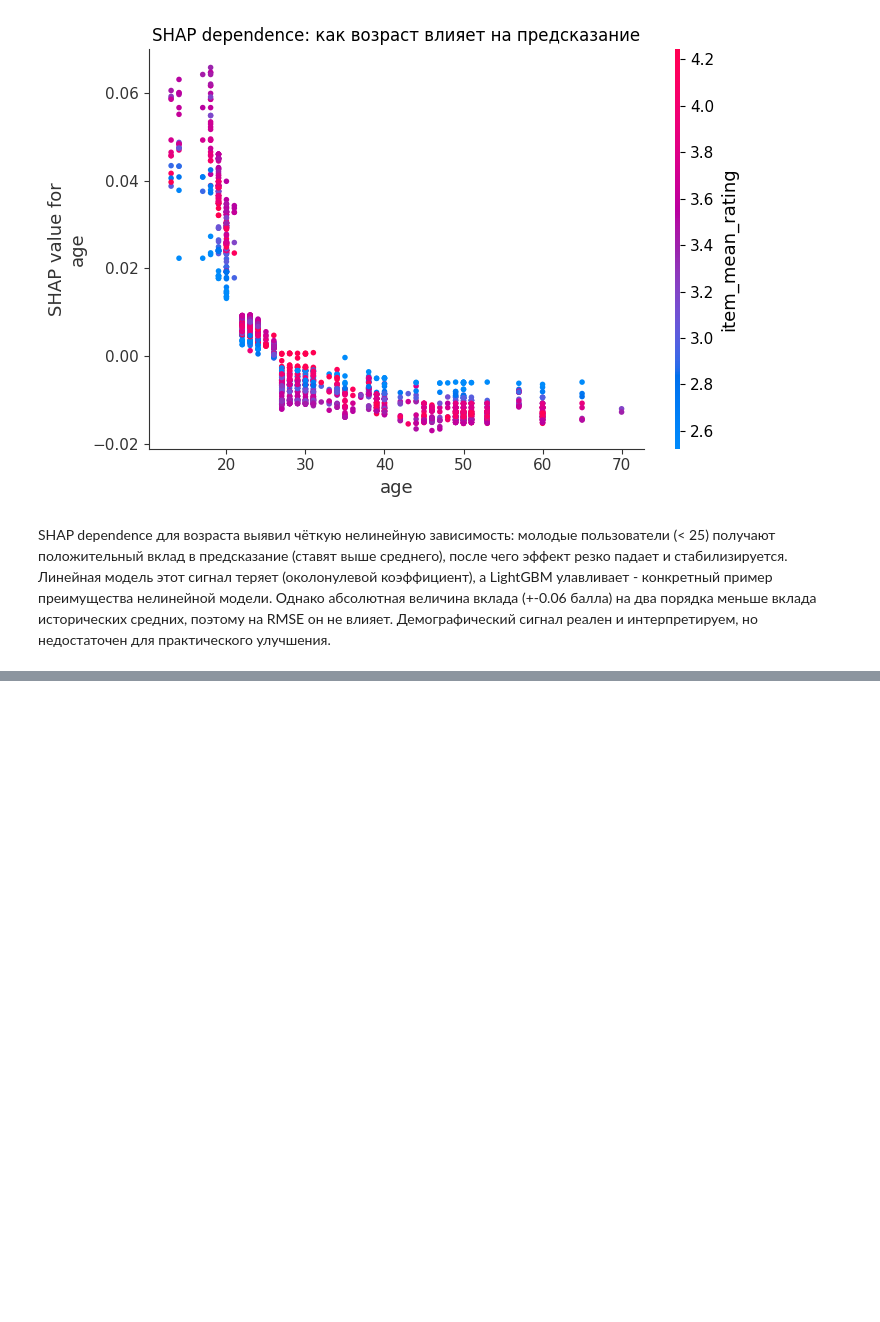
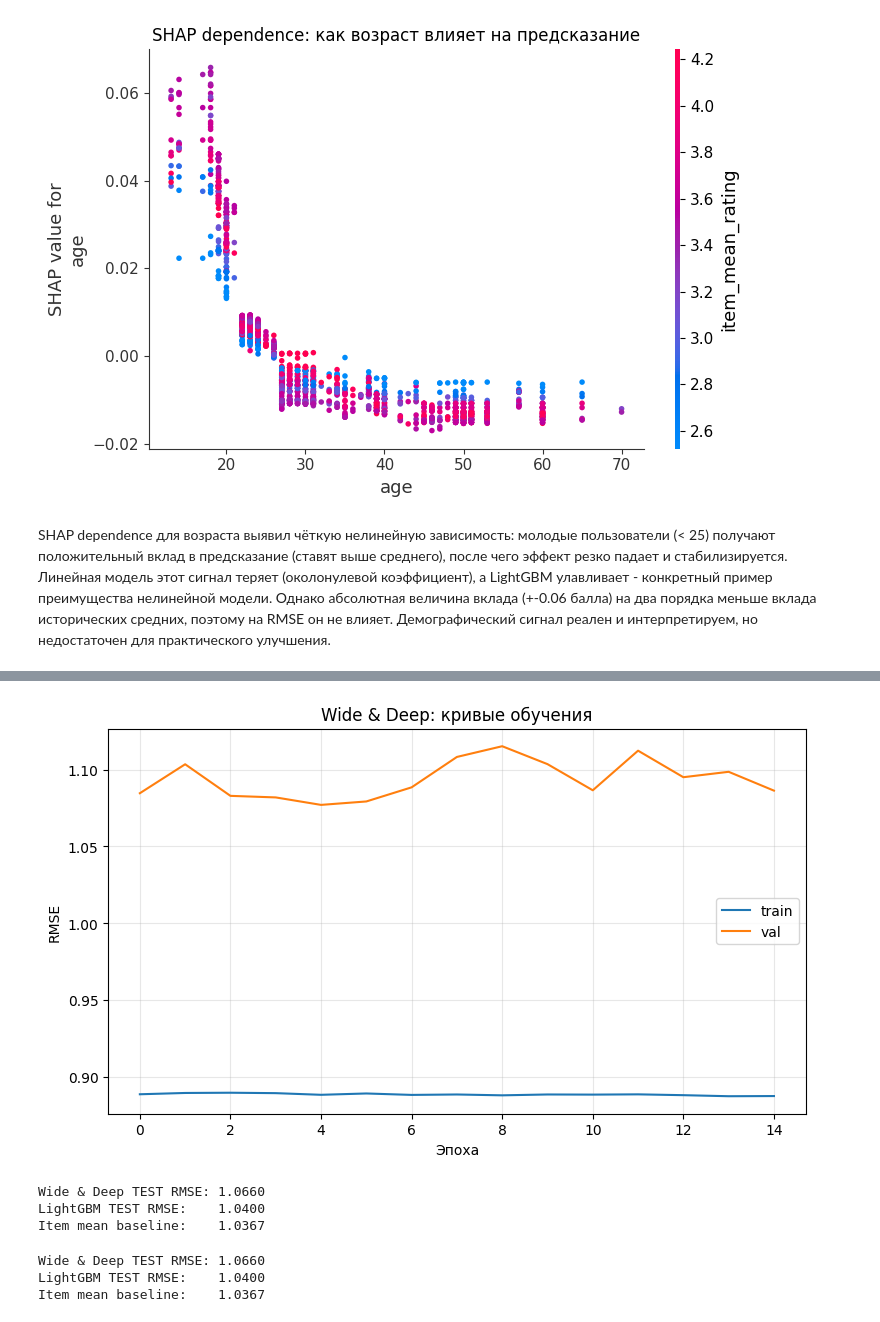
Before and after one commit to EgorMakarov567/movie-recommender-system, a Jupyter notebook: notebooks/06_content_based.ipynb, the cells around one changed output, grey strips where cells are left out. Cells and saved outputs as stored; diff of their text form; code cells hidden in the pictures; blank space fills up the shorter version.

```diff
--- a/notebooks/06_content_based.ipynb
+++ b/notebooks/06_content_based.ipynb
@@ -536,0 +565,19 @@ SHAP dependence для возраста выявил чёткую нелиней
+# %%
+class WideAndDeep(nn.Module):
+    def __init__(self, n_features, hidden=[64, 32], dropout = 0.2):
+        super().__init__()
+        self.wide = nn.Linear(n_features, 1)
+
+        layers = []
+        prev = n_features
+        for h in hidden:
+            layers += [nn.Linear(prev, h), nn.ReLU(), nn.Dropout(dropout)]
+            prev = h
+        layers += [nn.Linear(prev, 1)]
+        self.deep = nn.Sequential(*layers)
+
+    def forward(self, x):
+        return self.wide(x) + self.deep(x)
+
+model = WideAndDeep(n_features)
+print(model)
@@ -536,0 +644,33 @@ SHAP dependence для возраста выявил чёткую нелиней
+# %%
+plt.figure(figsize=(9, 5))
+plt.plot(history['train_rmse'], label='train')
+plt.plot(history['val_rmse'],   label='val')
+plt.xlabel('Эпоха')
+plt.ylabel('RMSE')
+plt.title('Wide & Deep: кривые обучения')
+plt.legend()
+plt.grid(True, alpha=0.3)
+plt.show()
+
+model.eval()
+with torch.no_grad():
+    wd_test = criterion(model(X_test_t), y_test_t).sqrt().item()
+print(f"Wide & Deep TEST RMSE: {wd_test:.4f}")
+print(f"LightGBM TEST RMSE:    {lgb_test:.4f}")
+print(f"Item mean baseline:    1.0367")
+# %% [output]
+[figure, added]
+Wide & Deep TEST RMSE: 1.0660
+LightGBM TEST RMSE:    1.0400
+Item mean baseline:    1.0367
+# %%
+model.eval()
+with torch.no_grad():
+    wd_test = criterion(model(X_test_t), y_test_t).item() ** 0.5
+print(f"Wide & Deep TEST RMSE: {wd_test:.4f}")
+print(f"LightGBM TEST RMSE:    {lgb_test:.4f}")
+print(f"Item mean baseline:    1.0367")
+# %% [output]
+Wide & Deep TEST RMSE: 1.0660
+LightGBM TEST RMSE:    1.0400
+Item mean baseline:    1.0367
```
Also changed, not shown: parts of 6 cells of this notebook.
